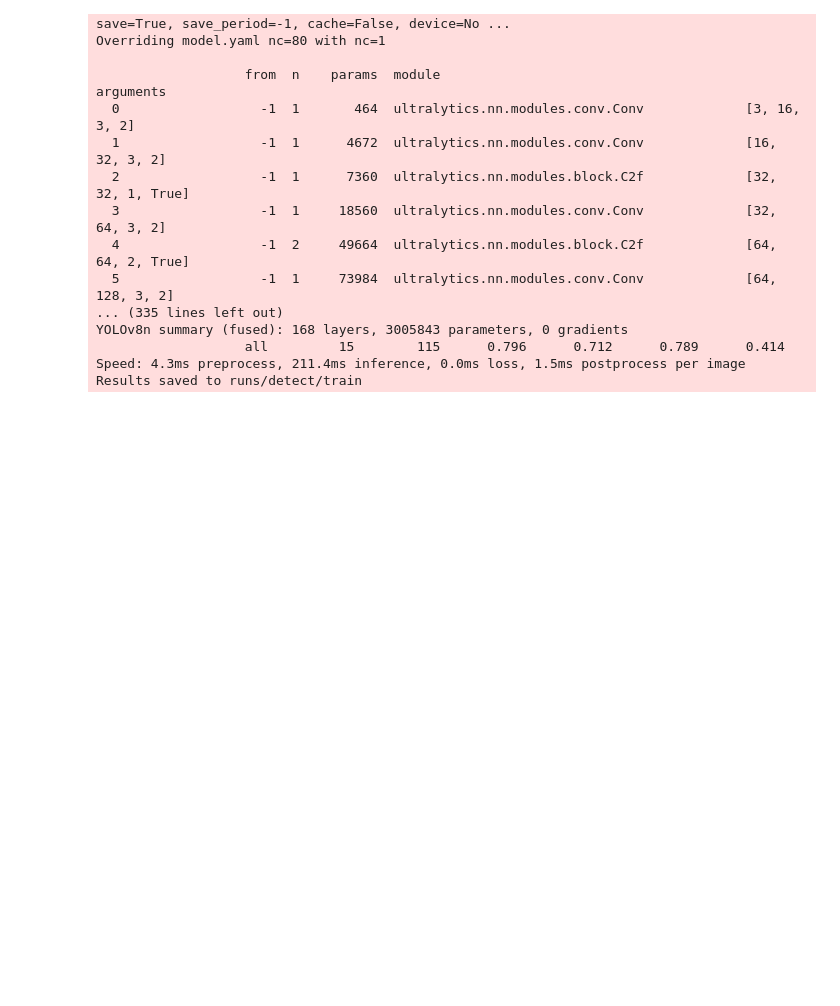
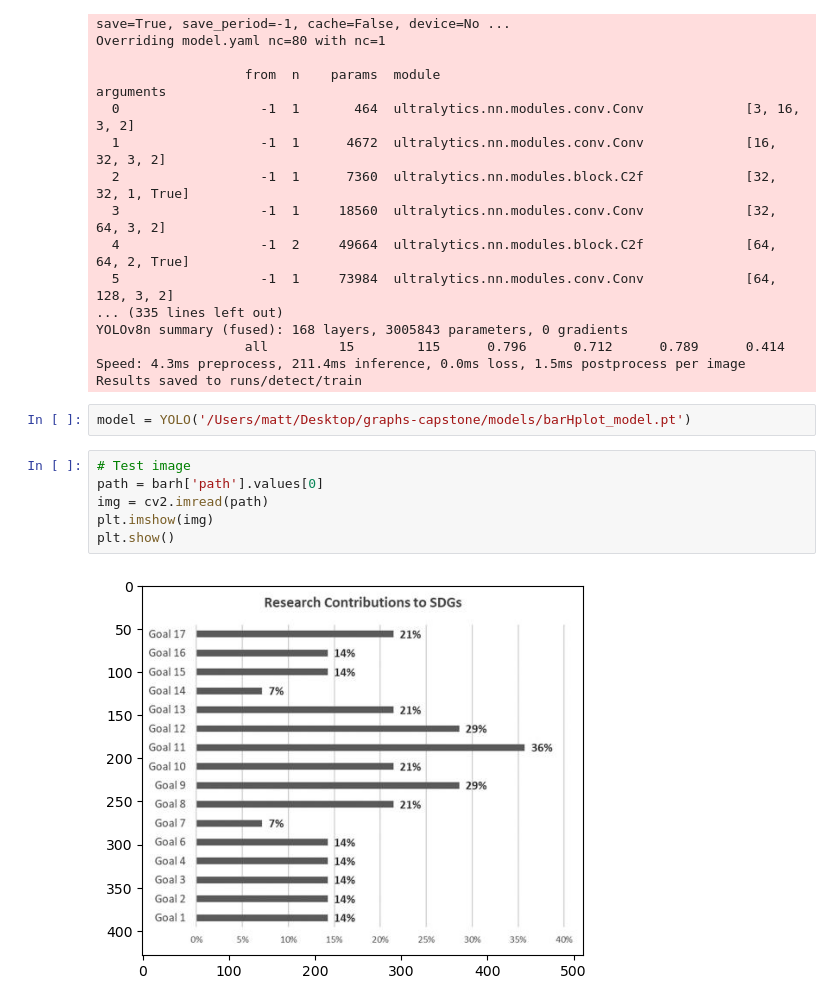
Before and after one commit to mmascarelli/graphs-capstone, a Jupyter notebook: notebooks/BarHplots-YOLOv8.ipynb, the cells around one changed output. Cells and saved outputs as stored; diff of their text form; blank space fills up the shorter version.

```diff
--- a/notebooks/BarHplots-YOLOv8.ipynb
+++ b/notebooks/BarHplots-YOLOv8.ipynb
@@ -183,6 +183,16 @@ YOLOv8n summary (fused): 168 layers, 3005843 parameters, 0 gradients
                    all         15        115      0.796      0.712      0.789      0.414
 Speed: 4.3ms preprocess, 211.4ms inference, 0.0ms loss, 1.5ms postprocess per image
 Results saved to runs/detect/train
+# %%
+model = YOLO('/Users/matt/Desktop/graphs-capstone/models/barHplot_model.pt')
+# %%
+# Test image
+path = barh['path'].values[0]
+img = cv2.imread(path)
+plt.imshow(img)
+plt.show()
+# %% [output]
+[figure, added]
 # %%
 sample = cv2.imread(barh['path'][0])
 results = model(barh['path'][0])
```
Also changed, not shown: parts of 1 cell of this notebook, 6 other files.
